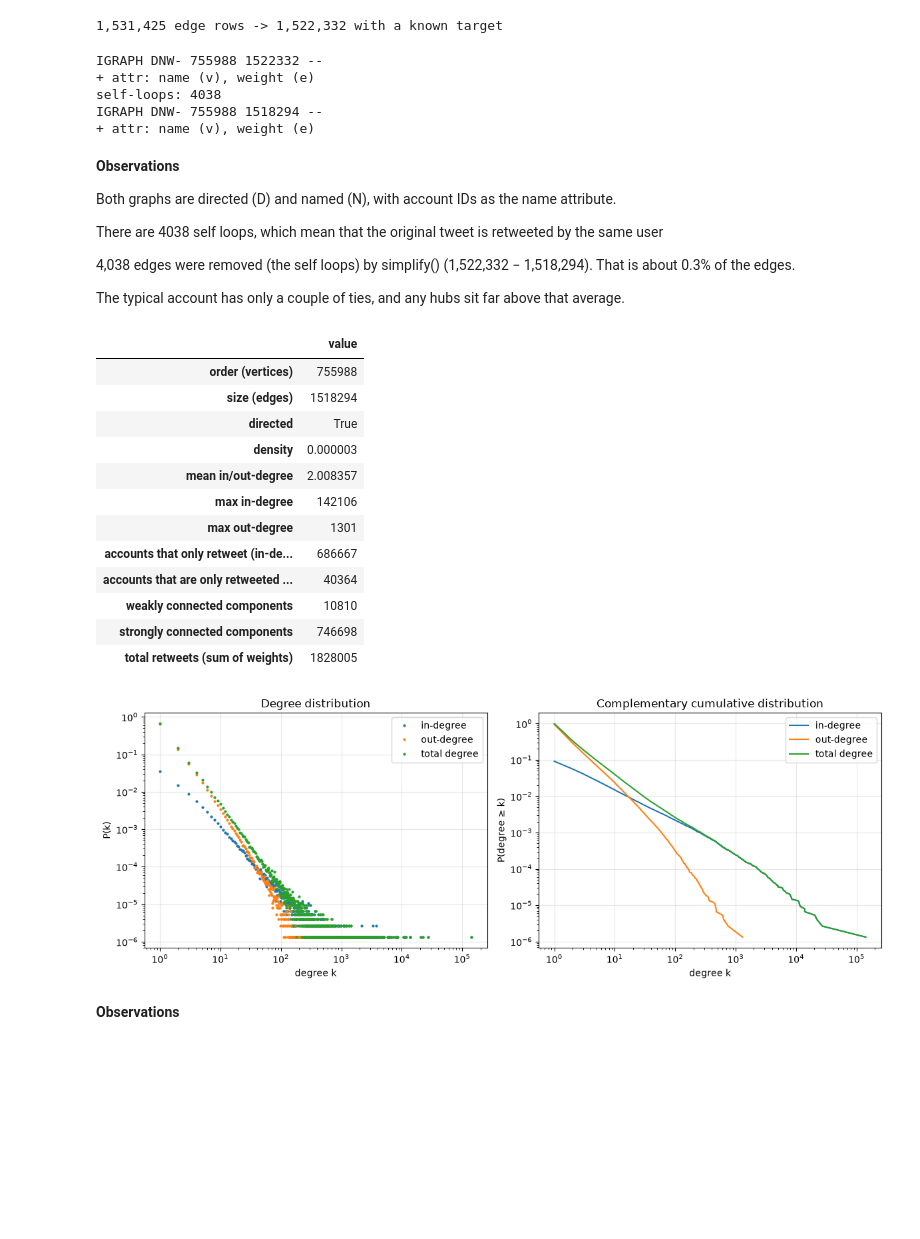
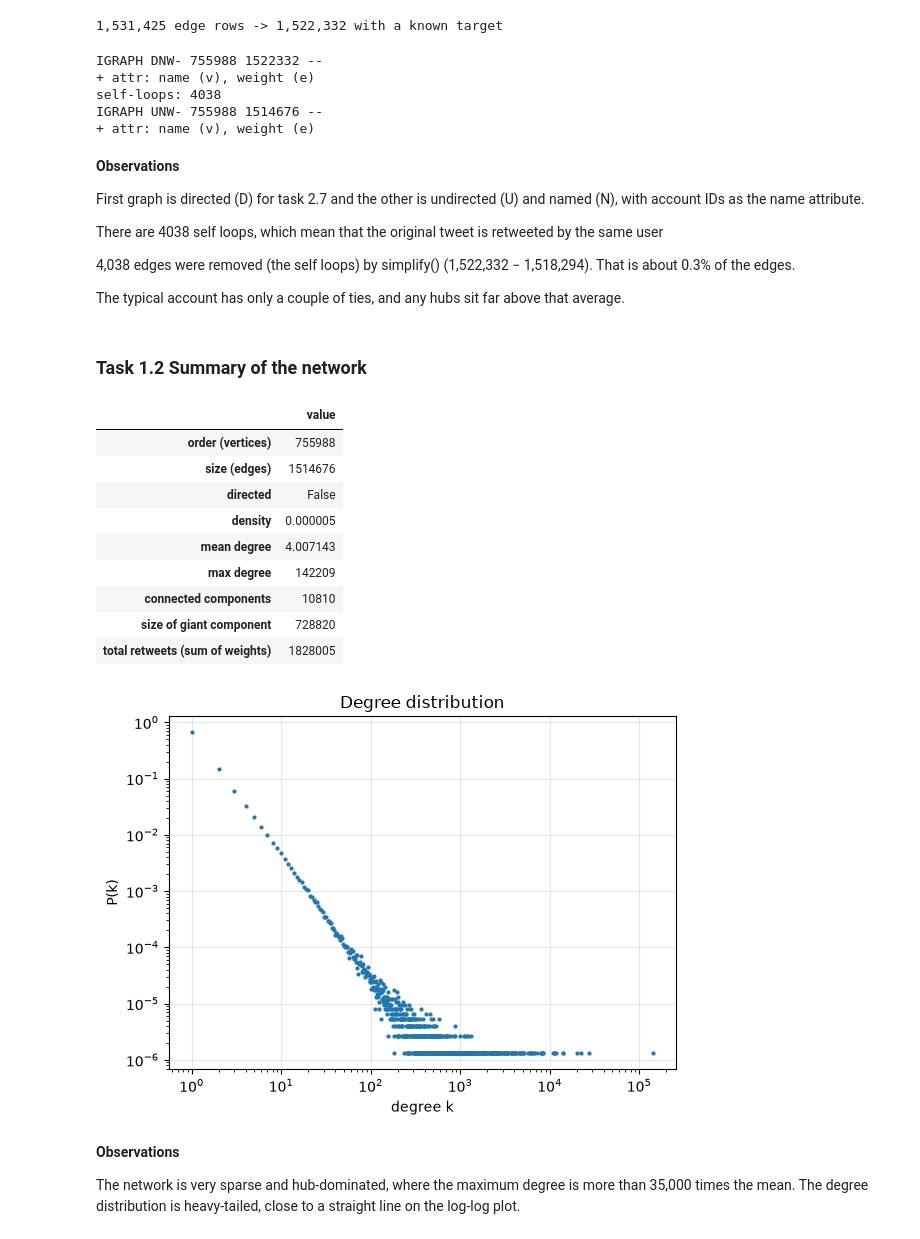
Before and after one commit to oskarpiibar/Mining-of-Social-Data, a Jupyter notebook: Lab2/lab2.ipynb, the cells around one changed output. Cells and saved outputs as stored; diff of their text form; code cells hidden in the pictures; blank space fills up the shorter version.

Commit message:
Lab 2 until task 2.4

```diff
--- a/Lab2/lab2.ipynb
+++ b/Lab2/lab2.ipynb
@@ -33,85 +35,75 @@ print('self-loops:', sum(g.is_loop()))
 
 g2 = g.copy()
 g2.simplify(multiple=True, loops=True, combine_edges={'weight': 'sum'})
-print(g2.summary())
+
+g_dir = g2 # keep for 2.7
+g_und = g_dir.as_undirected(mode="collapse", combine_edges={"weight": "sum"})
+print(g_und.summary())
 # %% [output]
 IGRAPH DNW- 755988 1522332 --
 + attr: name (v), weight (e)
 self-loops: 4038
-IGRAPH DNW- 755988 1518294 --
+IGRAPH UNW- 755988 1514676 --
 + attr: name (v), weight (e)
 # %% [markdown]
 **Observations**
 
-Both graphs are directed (D) and named (N), with account IDs as the name attribute.
+First graph is directed (D) for task 2.7 and the other is undirected (U) and named (N), with account IDs as the name attribute.
 
 There are 4038 self loops, which mean that the original tweet is retweeted by the same user
 
 4,038 edges were removed (the self loops) by simplify() (1,522,332 − 1,518,294). That is about 0.3% of the edges.
 
 The typical account has only a couple of ties, and any hubs sit far above that average.
+# %% [markdown]
+### Task 1.2 Summary of the network
 # %%
-order, size = g2.vcount(), g2.ecount()
-in_deg, out_deg = np.array(g2.indegree()), np.array(g2.outdegree())
-
-weak   = g2.connected_components(mode='weak')
-strong = g2.connected_components(mode='strong')
+order, size = g_und.vcount(), g_und.ecount()
+deg = np.array(g_und.degree())
+comps = g_und.connected_components()
 
 summary = pd.Series({
     'order (vertices)': order,
     'size (edges)': size,
-    'directed': g2.is_directed(),
-    'density': g2.density(),
-    'mean in/out-degree': size / order,
-    'max in-degree': in_deg.max(),
-    'max out-degree': out_deg.max(),
-    'accounts that only retweet (in-degree 0)': int((in_deg == 0).sum()),
-    'accounts that are only retweeted (out-degree 0)': int((out_deg == 0).sum()),
-    'weakly connected components': len(weak),
-    'strongly connected components': len(strong),
-    'total retweets (sum of weights)': int(sum(g2.es['weight'])),
+    'directed': g_und.is_directed(),
+    'density': g_und.density(),
+    'mean degree': 2 * size / order,                 # undirected: every edge adds to two degrees
+    'max degree': deg.max(),
+    'connected components': len(comps),
+    'size of giant component': max(comps.sizes()),
+    'total retweets (sum of weights)': int(sum(g_und.es['weight'])),
 })
 summary.to_frame('value')
 # %% [output]
 |  | value |
 | order (vertices) | 755988 |
-| size (edges) | 1518294 |
-| directed | True |
-| density | 0.000003 |
-| mean in/out-degree | 2.008357 |
-| max in-degree | 142106 |
-| max out-degree | 1301 |
-| accounts that only retweet (in-de... | 686667 |
-| accounts that are only retweeted ... | 40364 |
-| weakly connected components | 10810 |
-| strongly connected components | 746698 |
+| size (edges) | 1514676 |
+| directed | False |
+| density | 0.000005 |
+| mean degree | 4.007143 |
+| max degree | 142209 |
+| connected components | 10810 |
+| size of giant component | 728820 |
 | total retweets (sum of weights) | 1828005 |
 # %%
 def pk(d):
     """P(degree = k) for k >= 1."""
     counts = np.bincount(d)
     k = np.nonzero(counts)[0]
     k = k[k > 0]
     return k, counts[k] / len(d)
 
-def ccdf(d):
-    """P(degree >= k) for k >= 1."""
-    counts = np.bincount(d)
-    tail = counts[::-1].cumsum()[::-1] / len(d)
-    k = np.nonzero(counts)[0]
-    k = k[k > 0]
-    return k, tail[k]
+fig, ax = plt.subplots(figsize=(6, 4.5))
 
-fig, axes = plt.subplots(1, 2, figsize=(12, 4.5))
-for name, d in [('in-degree', in_deg), ('out-degree', out_deg), ('total degree', in_deg + out_deg)]:
-    k, p = pk(d);   axes[0].loglog(k, p, '.', ms=4, label=name)
-    k, t = ccdf(d); axes[1].loglog(k, t, '-', lw=1.5, label=name)
+k, p = pk(deg);   ax.loglog(k, p, '.', ms=4)
 
-axes[0].set(xlabel='degree k', ylabel='P(k)', title='Degree distribution')
-axes[1].set(xlabel='degree k', ylabel='P(degree ≥ k)', title='Complementary cumulative distribution')
-for ax in axes: ax.legend(); ax.grid(alpha=0.3)
-plt.tight_layout(); plt.show()
+ax.set(xlabel='degree k', ylabel='P(k)', title='Degree distribution')
+ax.grid(alpha=0.3)
+plt.tight_layout()
+plt.show()
 # %% [output]
-[figure, old version]
+[figure, new version]
 # %% [markdown]
 **Observations**
+
+The network is very sparse and hub-dominated, where the maximum degree is more than 35,000 times the mean. The degree distribution is heavy-tailed, close to a straight line on the log-log plot.
```
Also changed, not shown: parts of 37 cells of this notebook, 3 other files.
